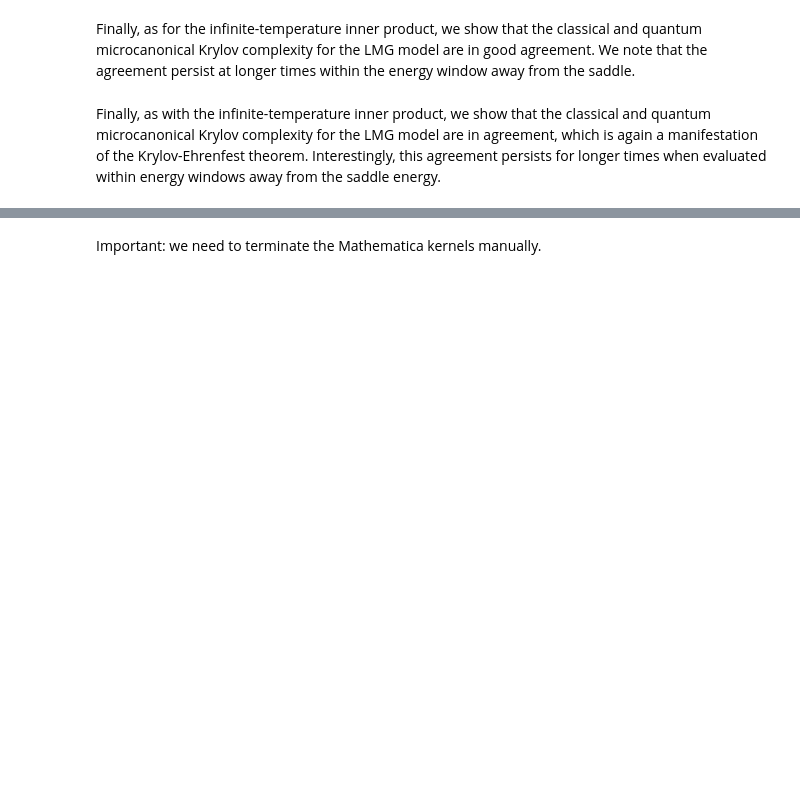
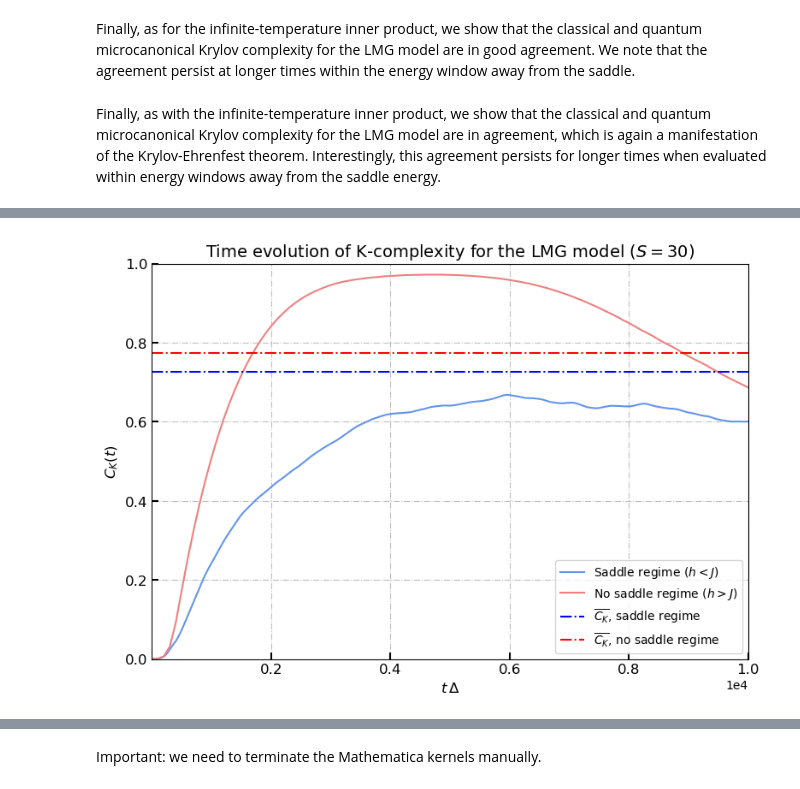
Before and after one commit to nicolasdero/KrylovQuantumClassical, a Jupyter notebook: project_notebook.ipynb, the cells around one changed output, grey strips where cells are left out. Drawn from its saved outputs; the diff is of its cells as text; code cells hidden in the pictures; blank space fills up the shorter version.

```diff
--- a/project_notebook.ipynb
+++ b/project_notebook.ipynb
@@ -1303,0 +1396,43 @@ Add coefficient for intial operator in LMG!!
+# %%
+h = 0.5
+J = 1.
+S = 30
+
+LMG_system_saddle = LMG(h, J, S)
+LMG_quantum_saddle = LanczosQuantum(model = 'LMG', spin_size = S, param = [h, J], initial_operator = [[1, 3, 1]], precision = 2000)
+LMG_quantum_saddle.Lanczos_coeff_IT()
+LMG_quantum_saddle.terminate()
+
+h = 2.
+J = 1.
+
+LMG_system_nosaddle = LMG(h, J, S)
+LMG_quantum_nosaddle = LanczosQuantum(model = 'LMG', spin_size = S, param = [h, J], initial_operator = [[1, 3, 1]], precision = 2000)
+LMG_quantum_nosaddle.Lanczos_coeff_IT()
+LMG_quantum_nosaddle.terminate()
+# %%
+C_K_LT_saddle = LMG_quantum_saddle.LT_K_complexity()
+C_K_LT_nosaddle = LMG_quantum_nosaddle.LT_K_complexity()
+# %%
+time_grid_saddle, K_complexity_saddle = LMG_quantum_saddle.K_complexity((10 ** 6) * LMG_system_saddle.spectral_width() / LMG_system_saddle.S, 10, True)
+time_grid_nosaddle, K_complexity_nosaddle = LMG_quantum_nosaddle.K_complexity((10 ** 6) * LMG_system_nosaddle.spectral_width() / LMG_system_nosaddle.S, 100, True)
+# %%
+fig, ax = one_plot(
+    title = r'Time evolution of K-complexity for the LMG model $(S=30)$',
+    x_label = r'$t \, \Delta$',
+    y_label = r'$C_K(t)$')
+
+ax.xaxis.get_major_formatter().set_powerlimits((0, 0))
+ax.plot(time_grid_saddle, K_complexity_saddle / LMG_quantum_saddle.K_dim, color = 'cornflowerblue', label = r'Saddle regime $(h<J)$')
+ax.plot(time_grid_nosaddle, K_complexity_nosaddle / LMG_quantum_nosaddle.K_dim, color = 'lightcoral', label = r'No saddle regime $(h>J)$')
+ax.axhline(C_K_LT_saddle[0] / LMG_quantum_saddle.K_dim, color = 'blue', linestyle = '-.', label = r'$\overline{C_K}$, saddle regime')
+ax.axhline(C_K_LT_nosaddle[0] / LMG_quantum_nosaddle.K_dim, color = 'red', linestyle = '-.', label = r'$\overline{C_K}$, no saddle regime')
+
+ax.set_xlim(0.001, 10 ** 4)
+ax.set_ylim(0, 1)
+
+ax.legend(fontsize = 10)
+
+plt.show()
+# %% [output]
+[figure, added]
```
Also changed, not shown: parts of 95 cells of this notebook, 4 other files.
